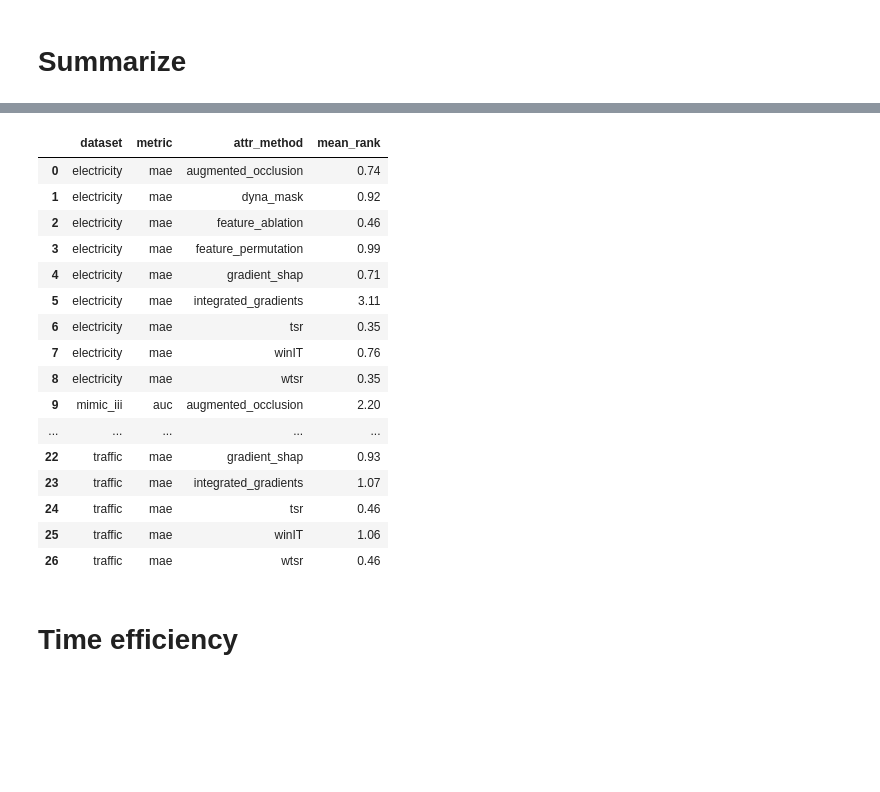
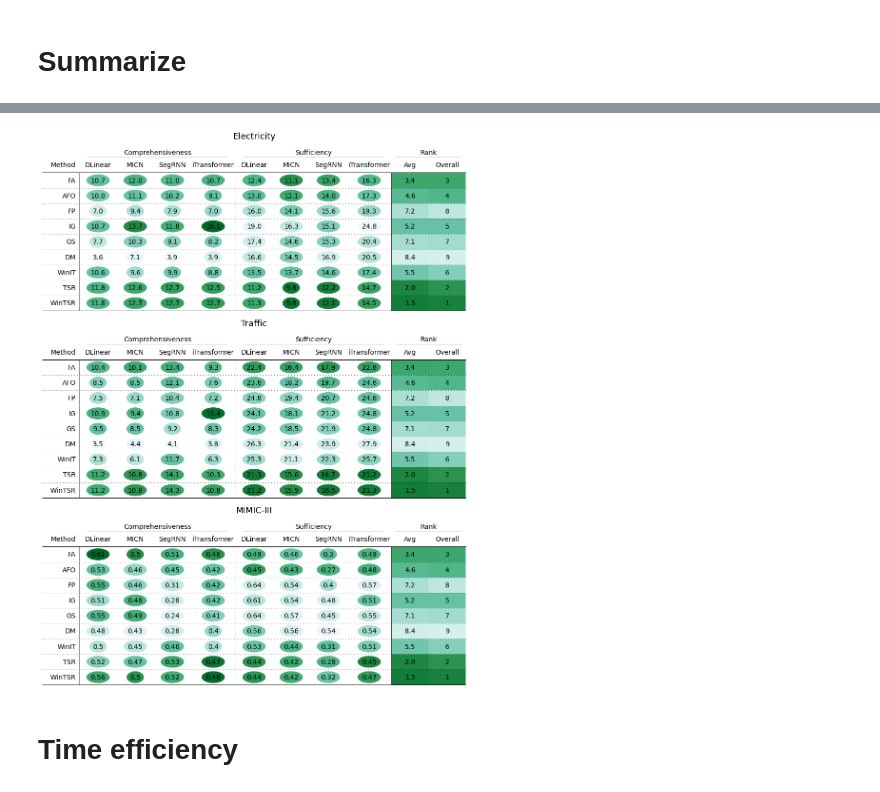
Before and after one commit to UVA-MLSys/SA-Timeseries, a Jupyter notebook: plot_result_stats.ipynb, the cells around one changed output, grey strips where cells are left out. Cells and saved outputs as stored; diff of their text form; code cells hidden in the pictures; blank space fills up the shorter version.

```diff
--- a/plot_result_stats.ipynb
+++ b/plot_result_stats.ipynb
@@ -150,0 +155,2 @@ ranks
+# %%
+result_df = result_df[result_df['metric'].isin(['mae', 'auc'])]
@@ -151,2 +189,17 @@ ranks
+# %%
+suff = df.pivot(
+    index='attr_method', columns='model', values='suff'
+).reset_index()
+suff['attr_method'] = suff['attr_method'].apply(lambda x: short_form[x])
+suff.set_index('attr_method', inplace=True)
+# %%
+ranks_ = ranks[ranks['dataset']=='electricity'].copy()
+ranks_['attr_method'] = ranks_['attr_method'].apply(lambda x: short_form[x])
+ranks_.drop(columns=['dataset', 'metric'], inplace=True)
+ranks_.set_index('attr_method', inplace=True)
+# %%
+merged = pd.merge(comp, suff, on='attr_method', how='inner')
+merged = pd.merge(merged, ranks_, on='attr_method', how='inner')
+merged = merged.loc[[short_form[attr] for attr in attr_methods]]
 # %%
 # %% [output]
@@ -170,20 +206,0 @@ ranks
-# %%
-df.groupby(['dataset', 'metric', 'attr_method'])['rank'].std().round(2).reset_index()
-# %% [output]
-|  | dataset | metric | attr_method | mean_rank |
-| 0 | electricity | mae | augmented_occlusion | 0.74 |
-| 1 | electricity | mae | dyna_mask | 0.92 |
-| 2 | electricity | mae | feature_ablation | 0.46 |
-| 3 | electricity | mae | feature_permutation | 0.99 |
-| 4 | electricity | mae | gradient_shap | 0.71 |
-| 5 | electricity | mae | integrated_gradients | 3.11 |
-| 6 | electricity | mae | tsr | 0.35 |
-| 7 | electricity | mae | winIT | 0.76 |
-| 8 | electricity | mae | wtsr | 0.35 |
-| 9 | mimic_iii | auc | augmented_occlusion | 2.20 |
-| ... | ... | ... | ... | ... |
-| 22 | traffic | mae | gradient_shap | 0.93 |
-| 23 | traffic | mae | integrated_gradients | 1.07 |
-| 24 | traffic | mae | tsr | 0.46 |
-| 25 | traffic | mae | winIT | 1.06 |
-| 26 | traffic | mae | wtsr | 0.46 |
@@ -189,0 +263,26 @@ df.groupby(['dataset', 'metric', 'attr_method'])['rank'].std().round(2).reset_in
+# %%
+fig, axes = plt.subplots(len(datasets), 1, figsize=(16, 21))
+
+for i in range(len(datasets)):
+    ax = axes[i]
+    dataset = datasets[i]
+
+    merged = get_merged(dataset)
+    col_defs = get_definitions(merged)
+
+    table = Table(
+        merged,
+        column_definitions=col_defs,
+        row_dividers=True,
+        footer_divider=True,
+        ax=ax,
+        textprops={"fontsize": 14},
+        row_divider_kw={"linewidth": 1, "linestyle": (0, (1, 5))},
+        col_label_divider_kw={"linewidth": 1, "linestyle": "-"},
+        column_border_kw={"linewidth": 1, "linestyle": "-"},
+    )
+    ax.set_title(dataset_full_form[dataset], fontsize=18)
+
+plt.subplots_adjust(hspace=0.1)
+# %% [output]
+[figure, added]
```
Also changed, not shown: parts of 32 cells of this notebook, 7 other files.
